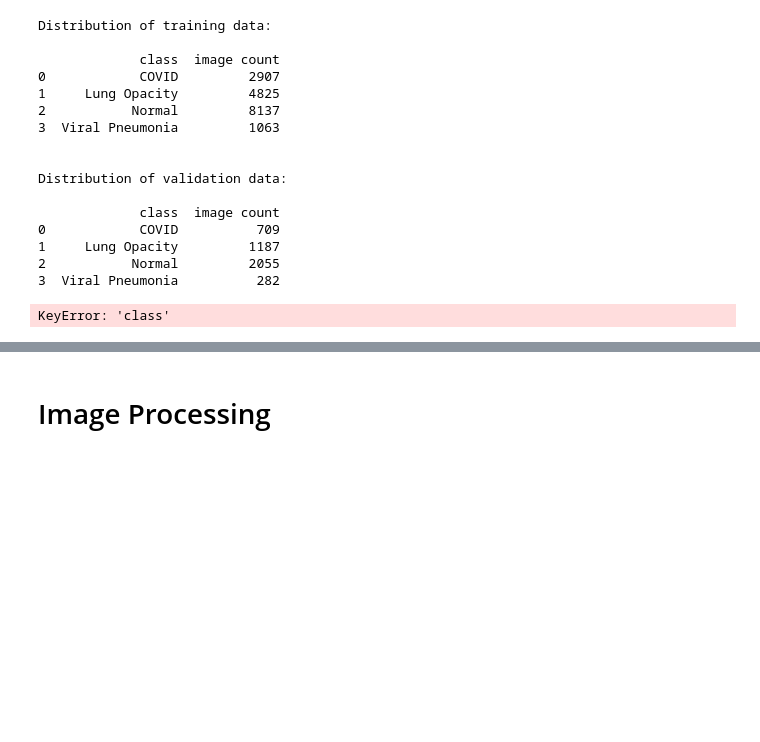
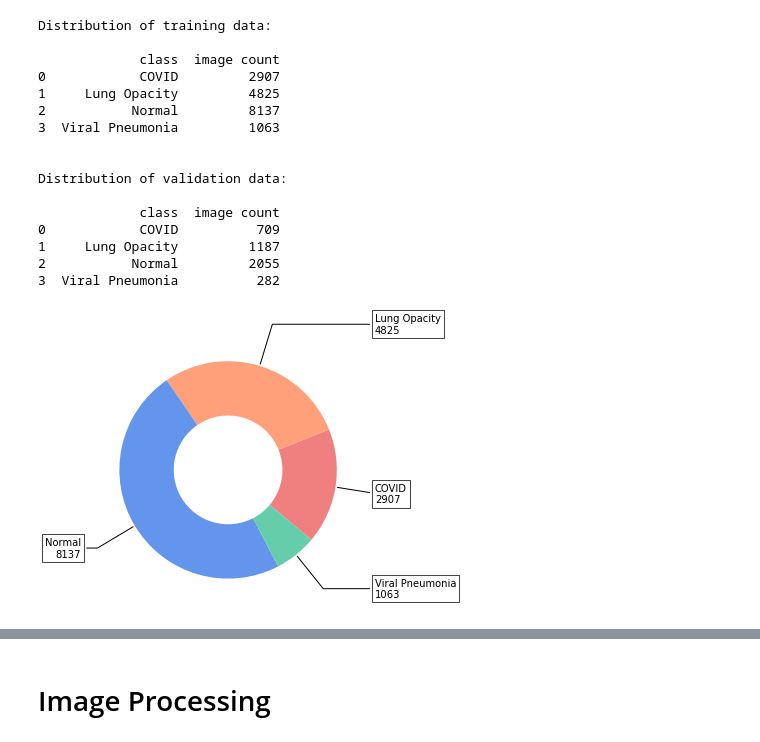
Before and after one commit to jmgaudet/image-processing-app, a Jupyter notebook: covid_19_project.ipynb, the cells around one changed output, grey strips where cells are left out. Drawn from its saved outputs; the diff is of its cells as text; code cells hidden in the pictures; blank space fills up the shorter version.

```diff
--- a/covid_19_project.ipynb
+++ b/covid_19_project.ipynb
@@ -34,7 +34,7 @@ from glob import glob
 # %%
 PATH = '/Users/jeremygaudet/Downloads/COVID-19_Radiography_Dataset'
 BATCH_SIZE = 32
-IMAGE_SIZE = (256, 256)
+IMAGE_SIZE = (64, 64)
 IMAGE_WIDTH = IMAGE_SIZE[0]
 IMAGE_HEIGHT = IMAGE_SIZE[1]
 NUM_CLASSES = 4
@@ -110,34 +110,34 @@ Distribution of validation data:
 # %%
 def display_distribution_donut(data_frame):
     fig, ax = plt.subplots(figsize=(10, 5), subplot_kw=dict(aspect="equal"))
 
-    class1 = data_frame['class']
-    count = data_frame['total']
+    categories = data_frame['class']
+    img_count = data_frame['image count']
 
     wedges, texts = ax.pie(
-        count,
+        img_count,
         wedgeprops=dict(width=0.5),
         startangle=-40,
         colors=['lightcoral','lightsalmon', 'cornflowerblue', 'mediumaquamarine'])
 
     bbox_props = dict(boxstyle="square,pad=0.3", fc="w", ec="k", lw=0.72)
     kw = dict(arrowprops=dict(arrowstyle="-"),
             bbox=bbox_props, zorder=0, va="center")
 
     for i, p in enumerate(wedges):
         ang = (p.theta2 - p.theta1)/2. + p.theta1
         y = np.sin(np.deg2rad(ang))
         x = np.cos(np.deg2rad(ang))
         horizontalalignment = {-1: "right", 1: "left"}[int(np.sign(x))]
         connectionstyle = "angle,angleA=0,angleB={}".format(ang)
         kw["arrowprops"].update({"connectionstyle": connectionstyle})
-        ax.annotate(f'{class1[i]}\n{count[i]}', xy=(x, y), xytext=(1.35*np.sign(x), 1.4*y),
+        ax.annotate(f'{categories[i]}\n{img_count[i]}', xy=(x, y), xytext=(1.35*np.sign(x), 1.4*y),
                     horizontalalignment=horizontalalignment, **kw)
     plt.show()
 
-display_distribution_donut(val_count_dict)
+display_distribution_donut(train_df)
 # %% [output]
-KeyError: 'class'
+[figure, added]
 # %%
 plt.figure(figsize=(12, 12))
 for images, labels in train_ds.take(1):
```
Also changed, not shown: parts of 8 cells of this notebook.
